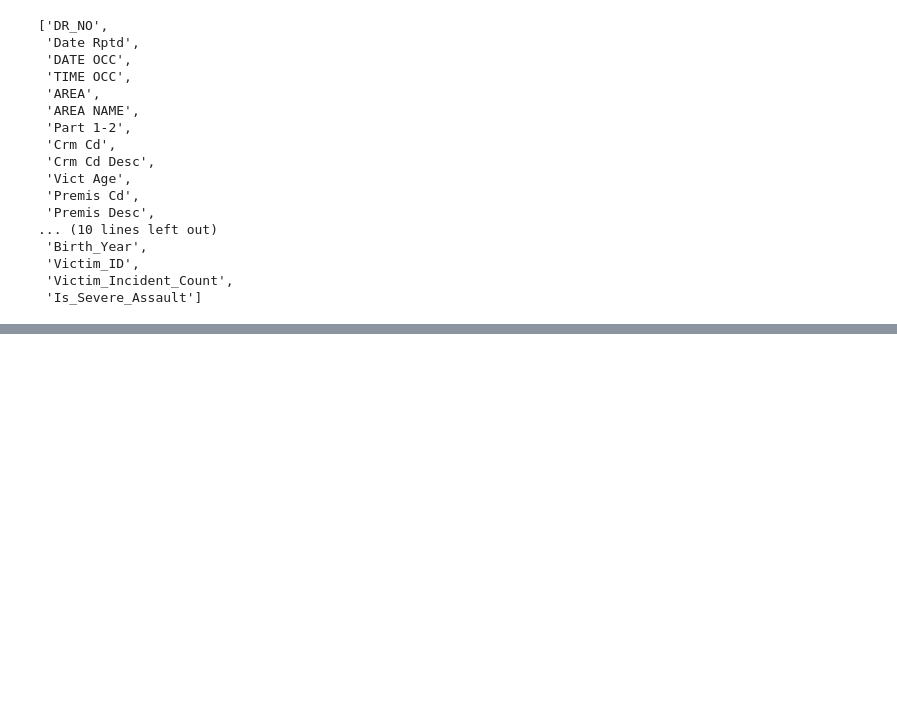
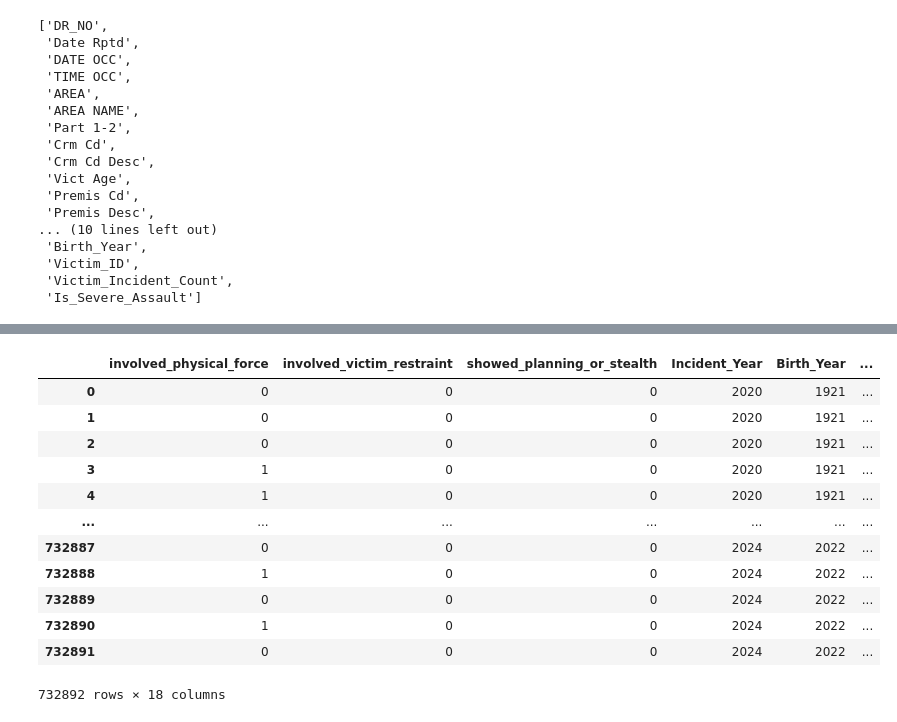
Before and after one commit to motabor153/team1A-dtsc-3601-project, a Jupyter notebook: notebooks/Sprint3Baseline.ipynb, the cells around one changed output, grey strips where cells are left out. Saved outputs shown, nothing was run; the diff lists cells and outputs as text; code cells hidden in the pictures; blank space fills up the shorter version.

```diff
--- a/notebooks/Sprint3Baseline.ipynb
+++ b/notebooks/Sprint3Baseline.ipynb
@@ -124,0 +142,17 @@ Please also refer to the documentation for alternative solver options:
+# %%
+df3 = pd.read_csv(r'C:\Users\mat\Desktop\DTSC 3601\team1A-dtsc-3601-project\data\df3.csv')
+df3
+# %% [output]
+|  | involved_physical_force | involved_victim_restraint | showed_planning_or_stealth | Incident_Year | Birth_Year | ... |
+| 0 | 0 | 0 | 0 | 2020 | 1921 | ... |
+| 1 | 0 | 0 | 0 | 2020 | 1921 | ... |
+| 2 | 0 | 0 | 0 | 2020 | 1921 | ... |
+| 3 | 1 | 0 | 0 | 2020 | 1921 | ... |
+| 4 | 1 | 0 | 0 | 2020 | 1921 | ... |
+| ... | ... | ... | ... | ... | ... | ... |
+| 732887 | 0 | 0 | 0 | 2024 | 2022 | ... |
+| 732888 | 1 | 0 | 0 | 2024 | 2022 | ... |
+| 732889 | 0 | 0 | 0 | 2024 | 2022 | ... |
+| 732890 | 1 | 0 | 0 | 2024 | 2022 | ... |
+| 732891 | 0 | 0 | 0 | 2024 | 2022 | ... |
+732892 rows × 18 columns
```
Also changed, not shown: parts of 4 cells of this notebook, 4 other files.
